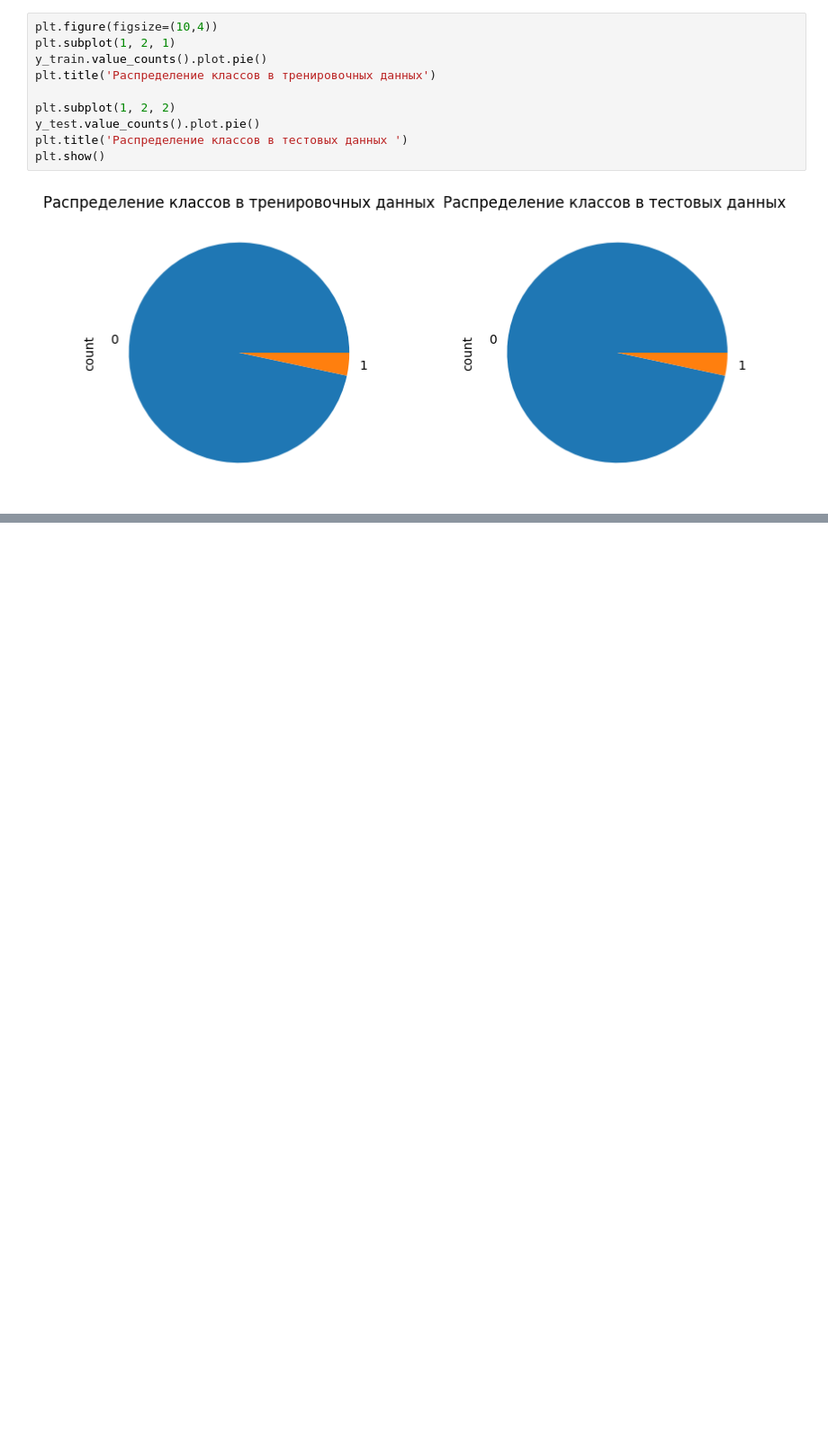
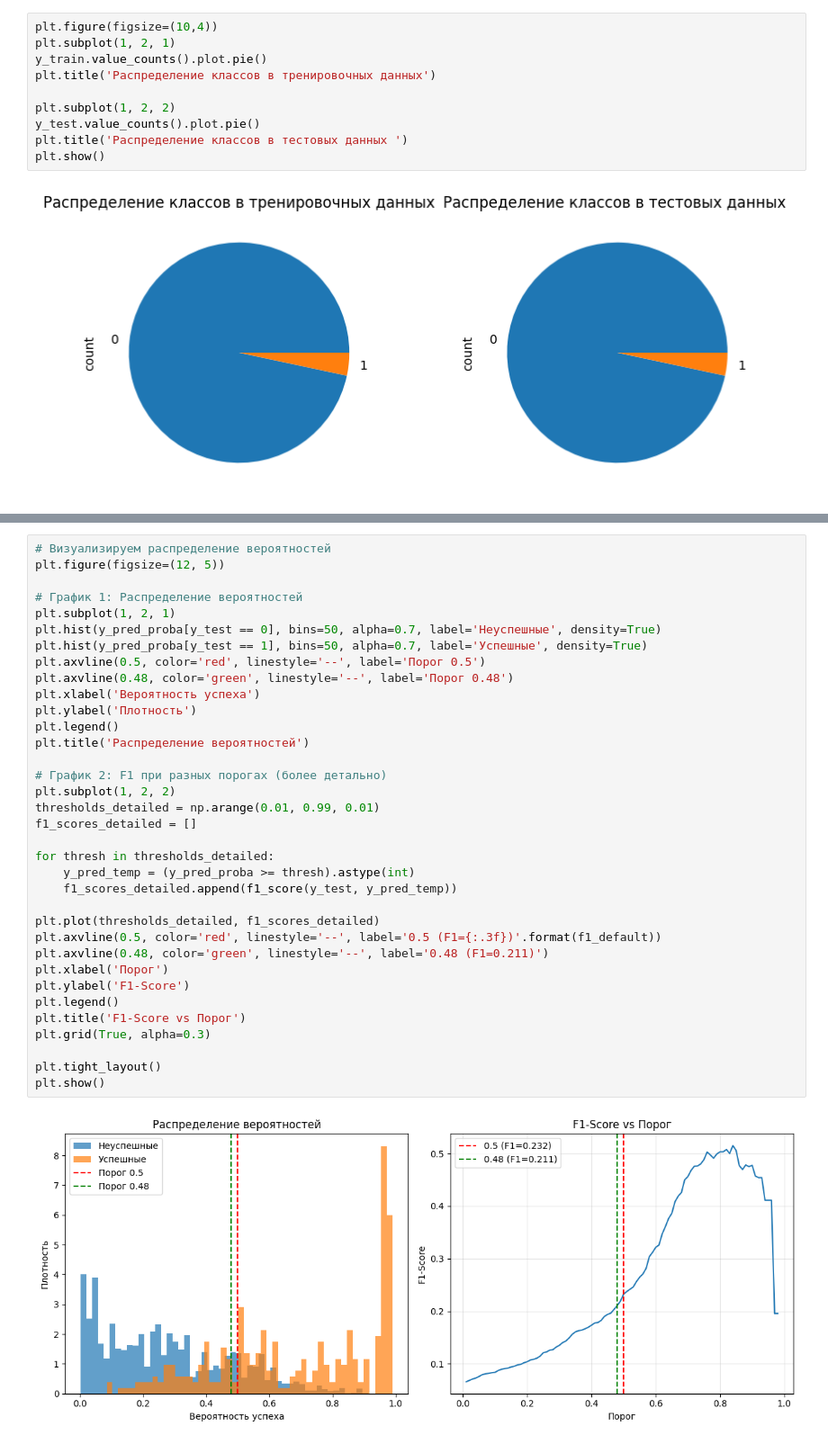
Before and after one commit to bertnyak/amazon_sales, a Jupyter notebook: amazon_sales_dataset.ipynb, the cells around one changed output, grey strips where cells are left out. Shown: that part at 90% size. Drawn from its saved outputs; the diff is of its cells as text; blank space fills up the shorter version.

```diff
--- a/amazon_sales_dataset.ipynb
+++ b/amazon_sales_dataset.ipynb
@@ -528,0 +969,37 @@ Shrink model to first 63 iterations.
+# %%
+# Визуализируем распределение вероятностей
+plt.figure(figsize=(12, 5))
+
+# График 1: Распределение вероятностей
+plt.subplot(1, 2, 1)
+plt.hist(y_pred_proba[y_test == 0], bins=50, alpha=0.7, label='Неуспешные', density=True)
+plt.hist(y_pred_proba[y_test == 1], bins=50, alpha=0.7, label='Успешные', density=True)
+plt.axvline(0.5, color='red', linestyle='--', label='Порог 0.5')
+plt.axvline(0.48, color='green', linestyle='--', label='Порог 0.48')
+plt.xlabel('Вероятность успеха')
+plt.ylabel('Плотность')
+plt.legend()
+plt.title('Распределение вероятностей')
+
+# График 2: F1 при разных порогах (более детально)
+plt.subplot(1, 2, 2)
+thresholds_detailed = np.arange(0.01, 0.99, 0.01)
+f1_scores_detailed = []
+
+for thresh in thresholds_detailed:
+    y_pred_temp = (y_pred_proba >= thresh).astype(int)
+    f1_scores_detailed.append(f1_score(y_test, y_pred_temp))
+
+plt.plot(thresholds_detailed, f1_scores_detailed)
+plt.axvline(0.5, color='red', linestyle='--', label='0.5 (F1={:.3f})'.format(f1_default))
+plt.axvline(0.48, color='green', linestyle='--', label='0.48 (F1=0.211)')
+plt.xlabel('Порог')
+plt.ylabel('F1-Score')
+plt.legend()
+plt.title('F1-Score vs Порог')
+plt.grid(True, alpha=0.3)
+
+plt.tight_layout()
+plt.show()
+# %% [output]
+[figure, added]
```
Also changed, not shown: parts of 37 cells of this notebook, 4 other files.
